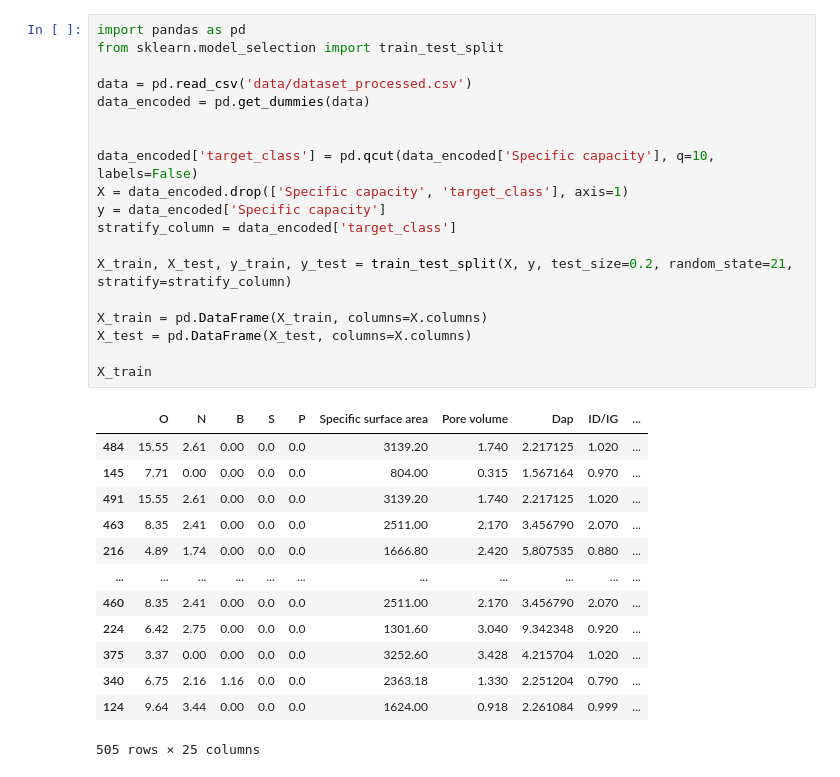
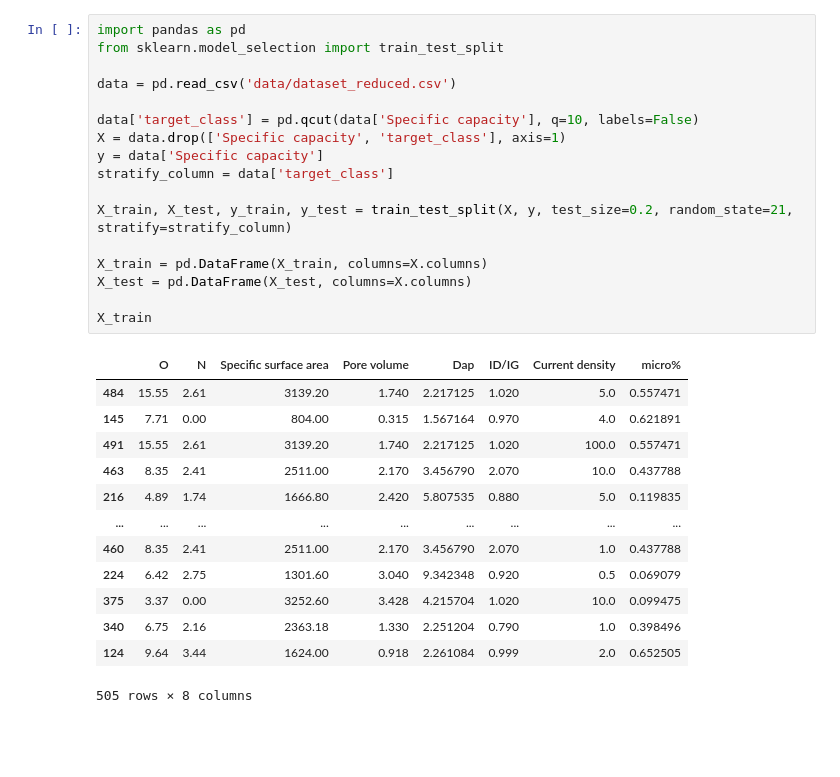
Before and after one commit to YYCHEN2001/Carbon_Cathode_Prediction, a Jupyter notebook: 10_prediction_contour.ipynb, the cells around one changed output. Cells and saved outputs as stored; diff of their text form; blank space fills up the shorter version.

```diff
--- a/10_prediction_contour.ipynb
+++ b/10_prediction_contour.ipynb
@@ -1,36 +1,34 @@
 # %%
 import pandas as pd
 from sklearn.model_selection import train_test_split
 
-data = pd.read_csv('data/dataset_processed.csv')
-data_encoded = pd.get_dummies(data)
+data = pd.read_csv('data/dataset_reduced.csv')
 
-
-data_encoded['target_class'] = pd.qcut(data_encoded['Specific capacity'], q=10, labels=False)
-X = data_encoded.drop(['Specific capacity', 'target_class'], axis=1)
-y = data_encoded['Specific capacity']
-stratify_column = data_encoded['target_class']
+data['target_class'] = pd.qcut(data['Specific capacity'], q=10, labels=False)
+X = data.drop(['Specific capacity', 'target_class'], axis=1)
+y = data['Specific capacity']
+stratify_column = data['target_class']
 
 X_train, X_test, y_train, y_test = train_test_split(X, y, test_size=0.2, random_state=21, stratify=stratify_column)
 
 X_train = pd.DataFrame(X_train, columns=X.columns)
 X_test = pd.DataFrame(X_test, columns=X.columns)
 
 X_train
 # %% [output]
-|  | O | N | B | S | P | Specific surface area | Pore volume | Dap | ID/IG | ... |
-| 484 | 15.55 | 2.61 | 0.00 | 0.0 | 0.0 | 3139.20 | 1.740 | 2.217125 | 1.020 | ... |
-| 145 | 7.71 | 0.00 | 0.00 | 0.0 | 0.0 | 804.00 | 0.315 | 1.567164 | 0.970 | ... |
-| 491 | 15.55 | 2.61 | 0.00 | 0.0 | 0.0 | 3139.20 | 1.740 | 2.217125 | 1.020 | ... |
-| 463 | 8.35 | 2.41 | 0.00 | 0.0 | 0.0 | 2511.00 | 2.170 | 3.456790 | 2.070 | ... |
-| 216 | 4.89 | 1.74 | 0.00 | 0.0 | 0.0 | 1666.80 | 2.420 | 5.807535 | 0.880 | ... |
-| ... | ... | ... | ... | ... | ... | ... | ... | ... | ... | ... |
-| 460 | 8.35 | 2.41 | 0.00 | 0.0 | 0.0 | 2511.00 | 2.170 | 3.456790 | 2.070 | ... |
-| 224 | 6.42 | 2.75 | 0.00 | 0.0 | 0.0 | 1301.60 | 3.040 | 9.342348 | 0.920 | ... |
-| 375 | 3.37 | 0.00 | 0.00 | 0.0 | 0.0 | 3252.60 | 3.428 | 4.215704 | 1.020 | ... |
-| 340 | 6.75 | 2.16 | 1.16 | 0.0 | 0.0 | 2363.18 | 1.330 | 2.251204 | 0.790 | ... |
-| 124 | 9.64 | 3.44 | 0.00 | 0.0 | 0.0 | 1624.00 | 0.918 | 2.261084 | 0.999 | ... |
+|  | O | N | Specific surface area | Pore volume | Dap | ID/IG | Current density | micro% |
+| 484 | 15.55 | 2.61 | 3139.20 | 1.740 | 2.217125 | 1.020 | 5.0 | 0.557471 |
+| 145 | 7.71 | 0.00 | 804.00 | 0.315 | 1.567164 | 0.970 | 4.0 | 0.621891 |
+| 491 | 15.55 | 2.61 | 3139.20 | 1.740 | 2.217125 | 1.020 | 100.0 | 0.557471 |
+| 463 | 8.35 | 2.41 | 2511.00 | 2.170 | 3.456790 | 2.070 | 10.0 | 0.437788 |
+| 216 | 4.89 | 1.74 | 1666.80 | 2.420 | 5.807535 | 0.880 | 5.0 | 0.119835 |
+| ... | ... | ... | ... | ... | ... | ... | ... | ... |
+| 460 | 8.35 | 2.41 | 2511.00 | 2.170 | 3.456790 | 2.070 | 1.0 | 0.437788 |
+| 224 | 6.42 | 2.75 | 1301.60 | 3.040 | 9.342348 | 0.920 | 0.5 | 0.069079 |
+| 375 | 3.37 | 0.00 | 3252.60 | 3.428 | 4.215704 | 1.020 | 10.0 | 0.099475 |
+| 340 | 6.75 | 2.16 | 2363.18 | 1.330 | 2.251204 | 0.790 | 1.0 | 0.398496 |
+| 124 | 9.64 | 3.44 | 1624.00 | 0.918 | 2.261084 | 0.999 | 2.0 | 0.652505 |
-505 rows × 25 columns
+505 rows × 8 columns
 # %%
 statistics = X_train.describe(include='all')
 statistics
```
Also changed, not shown: parts of 10 cells of this notebook, 25 other files.
